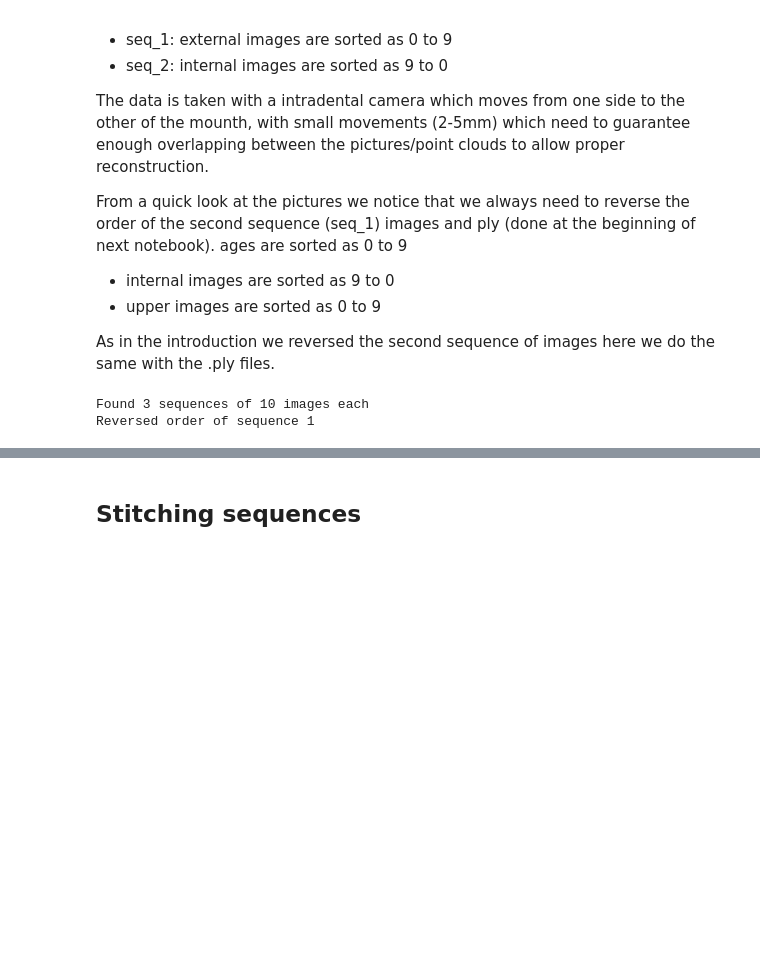
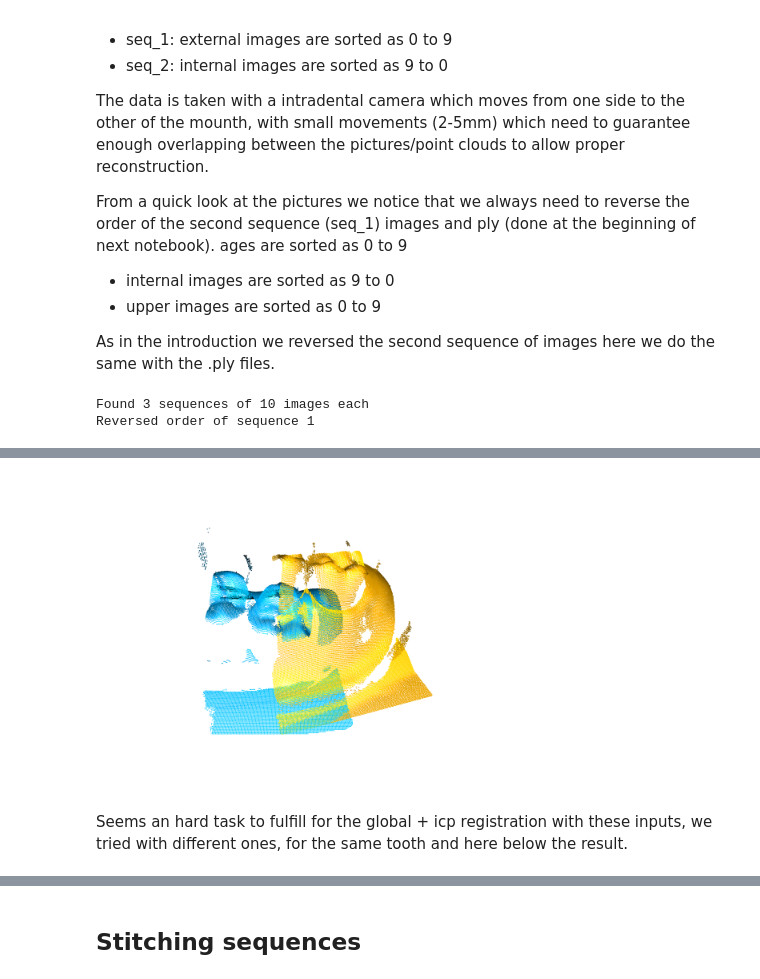
Before and after one commit to BasianLesi/02507-Project_work_Image_Analysis_and_Computer_Graphics, a Jupyter notebook: explanatory_notebooks/2_Stitch_Input_PointClouds.ipynb, the cells around one changed output, grey strips where cells are left out. Drawn from its saved outputs; the diff is of its cells as text; code cells hidden in the pictures; blank space fills up the shorter version.

```diff
--- a/explanatory_notebooks/2_Stitch_Input_PointClouds.ipynb
+++ b/explanatory_notebooks/2_Stitch_Input_PointClouds.ipynb
@@ -87,0 +159,7 @@ Reversed order of sequence 1
+# %%
+newest = last_file_containing("tooth_0_External_Upper", extension = '.png')
+Im(filename=newest,width = 400)
+# %% [output]
+[figure, added]
+# %% [markdown]
+Seems an hard task to fulfill for the global + icp registration with these inputs, we tried with different ones, for the same tooth and here below the result.
```
Also changed, not shown: parts of 8 cells of this notebook, 8 other files.
